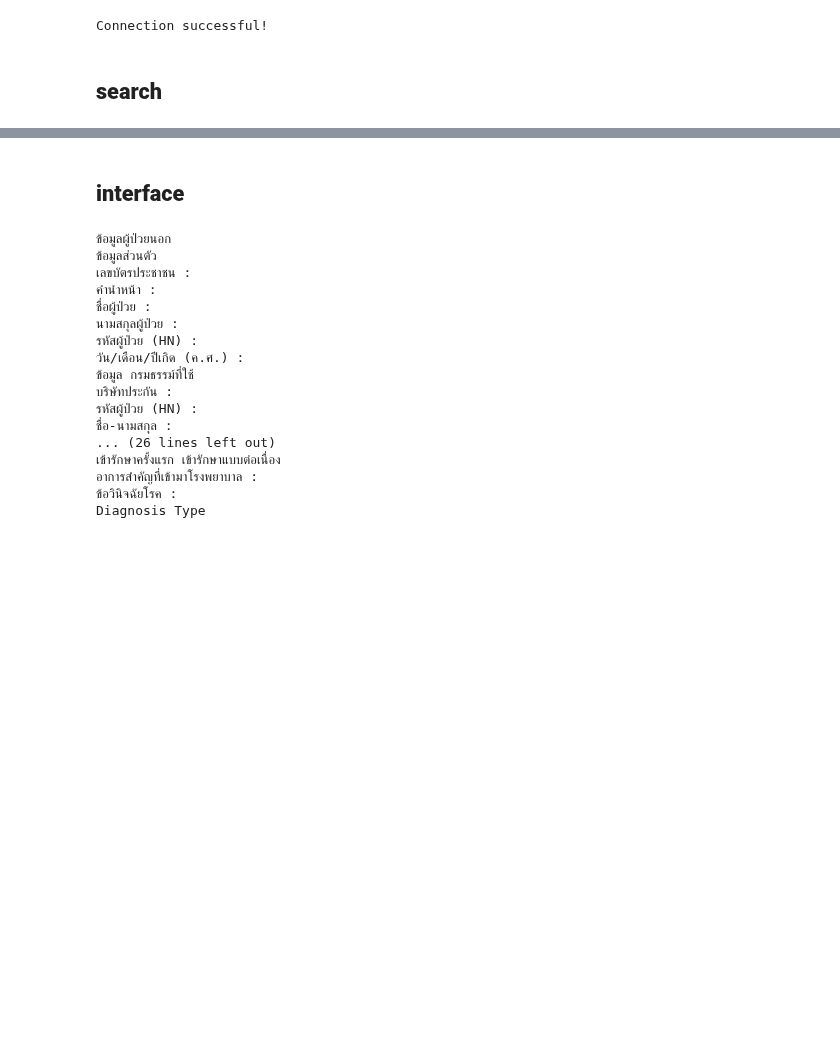
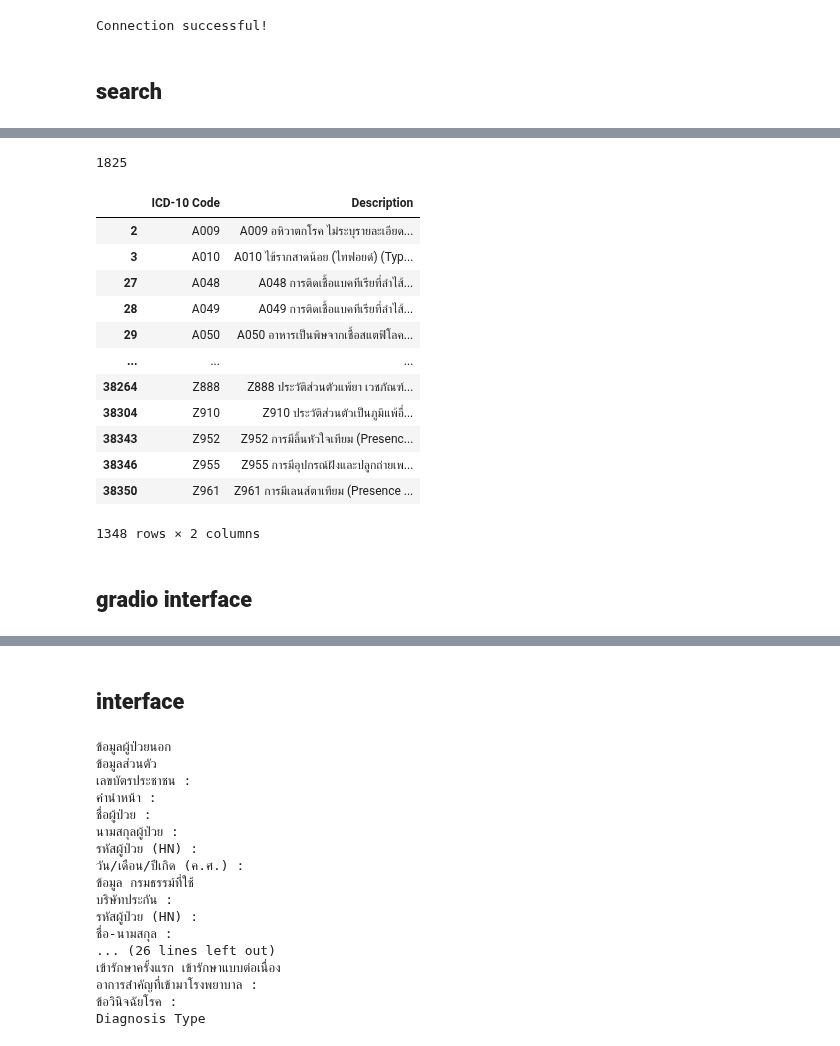
Before and after one commit to nxxk23/AI-Engineer, a Jupyter notebook: fraud/SmartClaim.ipynb, the cells around one changed output, grey strips where cells are left out. Drawn from its saved outputs; the diff is of its cells as text; code cells hidden in the pictures; blank space fills up the shorter version.

```diff
--- a/fraud/SmartClaim.ipynb
+++ b/fraud/SmartClaim.ipynb
@@ -144,0 +162,29 @@ output
+# %%
+# สร้างตารางใหม่ที่มี 2 คอลัมน์: 'ICD-10 Code' และ 'Descriptions (TH)' + 'Descriptions (EN)'
+describe = icd10_df[['ICD-10 Code', 'Descriptions (TH)', 'Descriptions (EN)']].copy()
+describe['Description'] = describe.apply(
+    lambda row: f"{row['ICD-10 Code']} {row['Descriptions (TH)']} ({row['Descriptions (EN)']})",
+    axis=1
+)
+describe = describe[['ICD-10 Code', 'Description']]
+print(data['icd10'].nunique())
+x = data['icd10'].unique().tolist()
+filtered_describe = describe[describe['ICD-10 Code'].isin(x)]
+filtered_describe
+# %% [output]
+1825
+|  | ICD-10 Code | Description |
+| 2 | A009 | A009 อหิวาตกโรค ไม่ระบุรายละเอียด... |
+| 3 | A010 | A010 ไข้รากสาดน้อย (ไทฟอยด์) (Typ... |
+| 27 | A048 | A048 การติดเชื้อแบคทีเรียที่ลำไส้... |
+| 28 | A049 | A049 การติดเชื้อแบคทีเรียที่ลำไส้... |
+| 29 | A050 | A050 อาหารเป็นพิษจากเชื้อสแตฟิโลค... |
+| ... | ... | ... |
+| 38264 | Z888 | Z888 ประวัติส่วนตัวแพ้ยา เวชภัณฑ์... |
+| 38304 | Z910 | Z910 ประวัติส่วนตัวเป็นภูมิแพ้อื่... |
+| 38343 | Z952 | Z952 การมีลิ้นหัวใจเทียม (Presenc... |
+| 38346 | Z955 | Z955 การมีอุปกรณ์ฝังและปลูกถ่ายเพ... |
+| 38350 | Z961 | Z961 การมีเลนส์ตาเทียม (Presence ... |
+1348 rows × 2 columns
+# %% [markdown]
+## **gradio interface**
```
Also changed, not shown: parts of 8 cells of this notebook.
